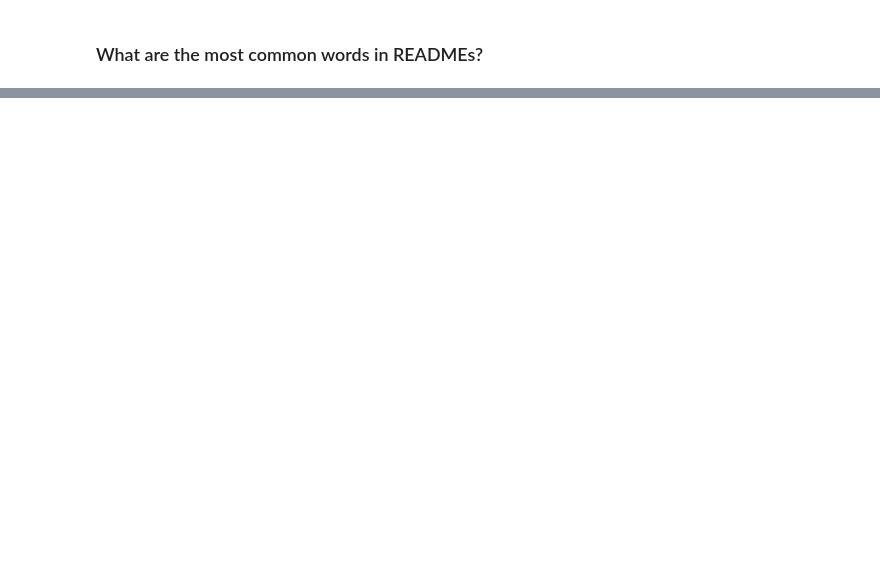
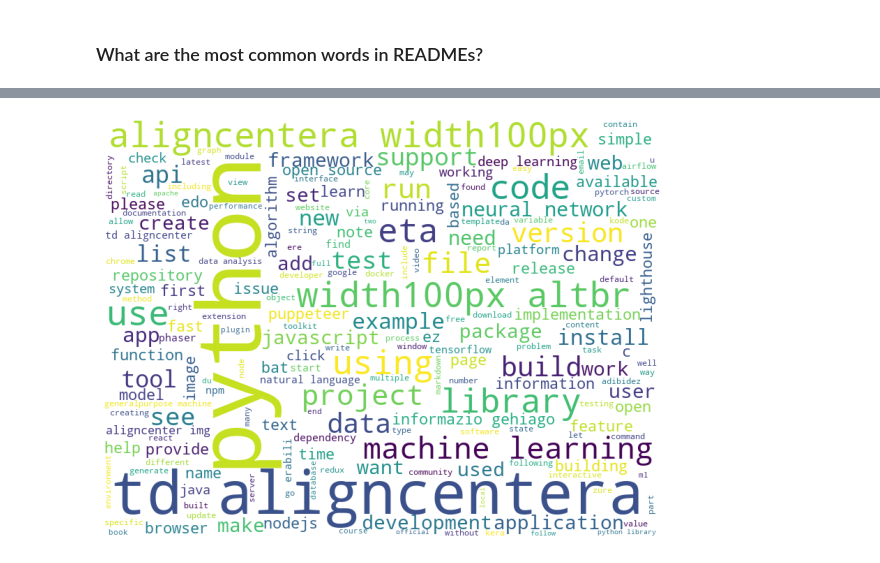
Before and after one commit to mariam-and-cindy/predicting-programming-languages, a Jupyter notebook: final_report_nlp.ipynb, the cells around one changed output, grey strips where cells are left out. Cells and saved outputs as stored; diff of their text form; code cells hidden in the pictures; blank space fills up the shorter version.

```diff
--- a/final_report_nlp.ipynb
+++ b/final_report_nlp.ipynb
@@ -139,0 +162,11 @@ We used our train split to explore the data. During exploration, we analyzed the
+# %%
+# change value counts to list of languages
+list_lang = list(train.language.value_counts().index)
+# %%
+# join all the text of each language
+join_text ={}
+for language in list_lang :
+    join_text[language] = pr.basic_clean(' '.join(train[train.language == language].lemmatized))
+
+# add all words
+join_text['all_words']= pr.basic_clean(' '.join(train.lemmatized))
@@ -139,0 +207,5 @@ We used our train split to explore the data. During exploration, we analyzed the
+# %%
+# visualize all the most common words as a word cloud
+ex.word_cloud(join_text['all_words'])
+# %% [output]
+[figure, added]
```
Also changed, not shown: parts of 37 cells of this notebook.
